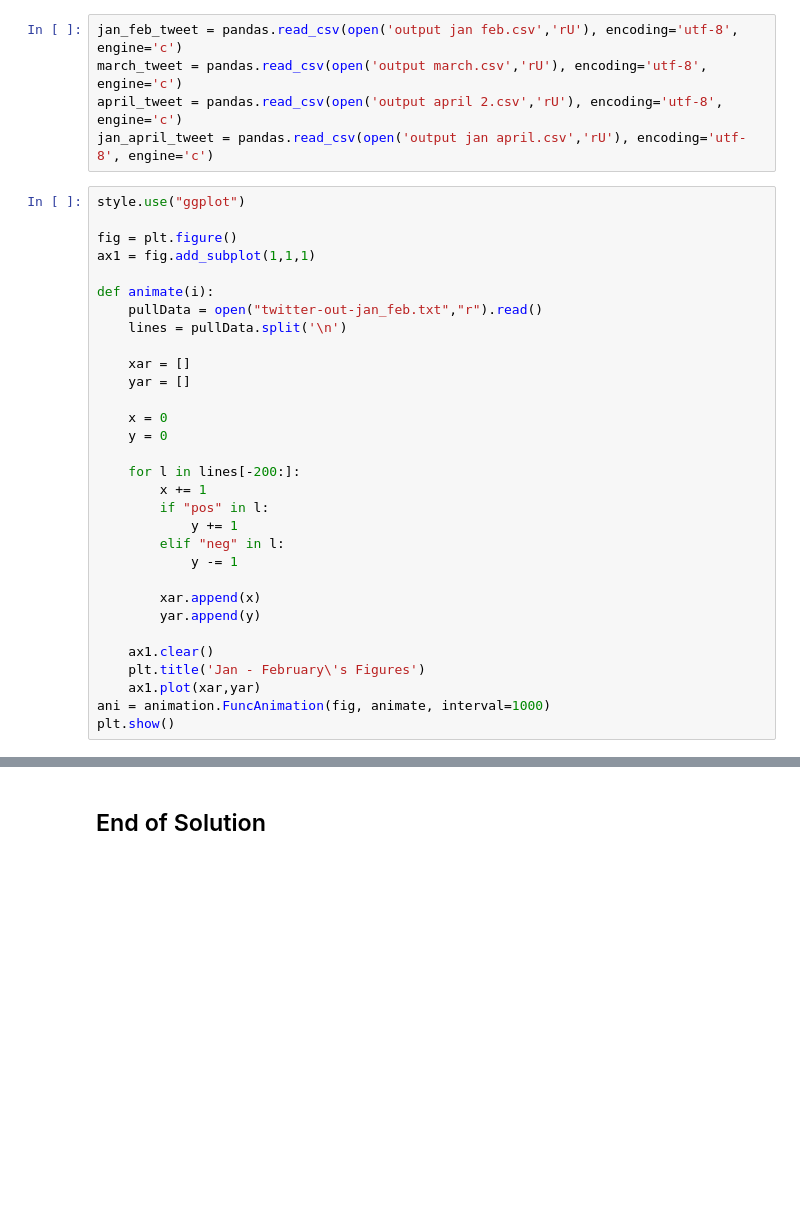
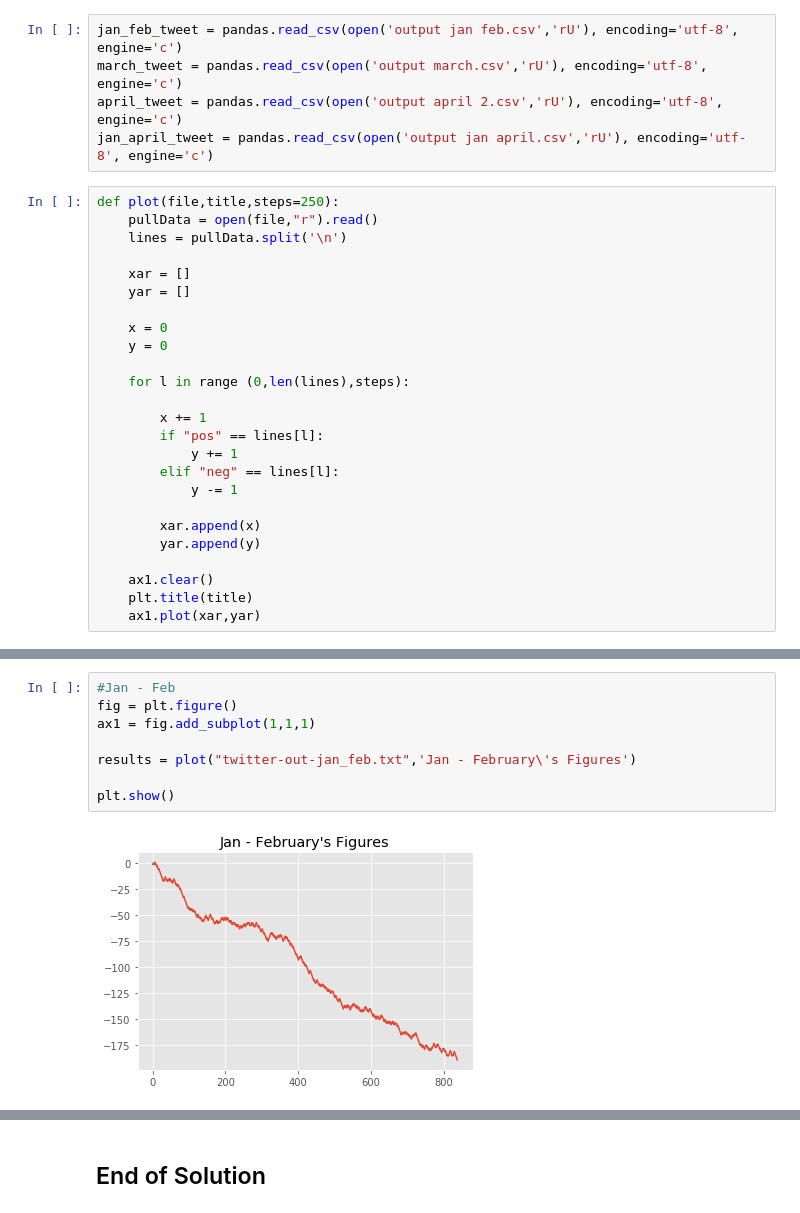
Before and after one commit to codingWithAndy/CSCM35-Big_Data_and_Data_Mining, a Jupyter notebook: Coursework 2/Submission/NLTK Proposed Solution.ipynb, the cells around one changed output, grey strips where cells are left out. Drawn from its saved outputs; the diff is of its cells as text; blank space fills up the shorter version.

```diff
--- a/Coursework 2/Submission/NLTK Proposed Solution.ipynb
+++ b/Coursework 2/Submission/NLTK Proposed Solution.ipynb
@@ -273,13 +271,8 @@ march_tweet = pandas.read_csv(open('output march.csv','rU'), encoding='utf-8', e
 april_tweet = pandas.read_csv(open('output april 2.csv','rU'), encoding='utf-8', engine='c')
 jan_april_tweet = pandas.read_csv(open('output jan april.csv','rU'), encoding='utf-8', engine='c')
 # %%
-style.use("ggplot")
-
-fig = plt.figure()
-ax1 = fig.add_subplot(1,1,1)
-
-def animate(i):
-    pullData = open("twitter-out-jan_feb.txt","r").read()
+def plot(file,title,steps=250):
+    pullData = open(file,"r").read()
     lines = pullData.split('\n')
 
     xar = []
@@ -288,18 +281,17 @@ def animate(i):
     x = 0
     y = 0
 
-    for l in lines[-200:]:
+    for l in range (0,len(lines),steps):
+
         x += 1
-        if "pos" in l:
+        if "pos" == lines[l]:
             y += 1
-        elif "neg" in l:
+        elif "neg" == lines[l]:
             y -= 1
 
         xar.append(x)
         yar.append(y)
 
     ax1.clear()
-    plt.title('Jan - February\'s Figures')
+    plt.title(title)
     ax1.plot(xar,yar)
-ani = animation.FuncAnimation(fig, animate, interval=1000)
-plt.show()
@@ -438,0 +298,10 @@ plt.show()
+# %%
+#Jan - Feb
+fig = plt.figure()
+ax1 = fig.add_subplot(1,1,1)
+
+results = plot("twitter-out-jan_feb.txt",'Jan - February\'s Figures')
+
+plt.show()
+# %% [output]
+[figure, added]
```
Also changed, not shown: parts of 10 cells of this notebook, 12 other files.
